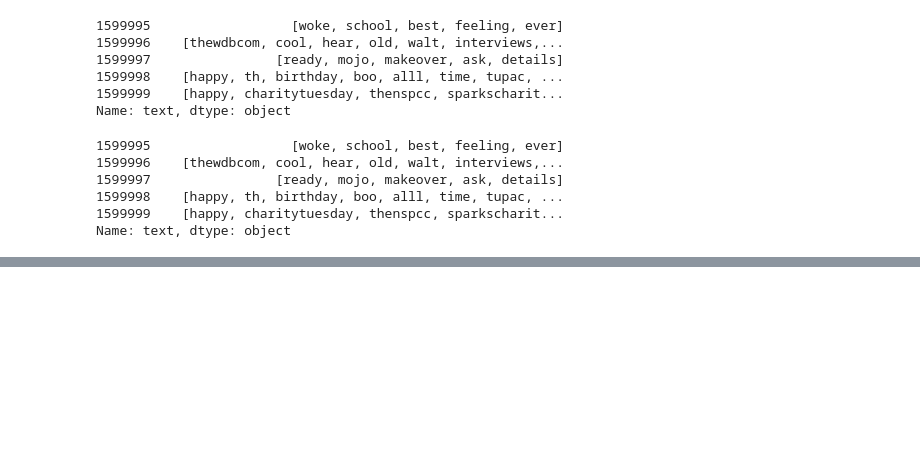
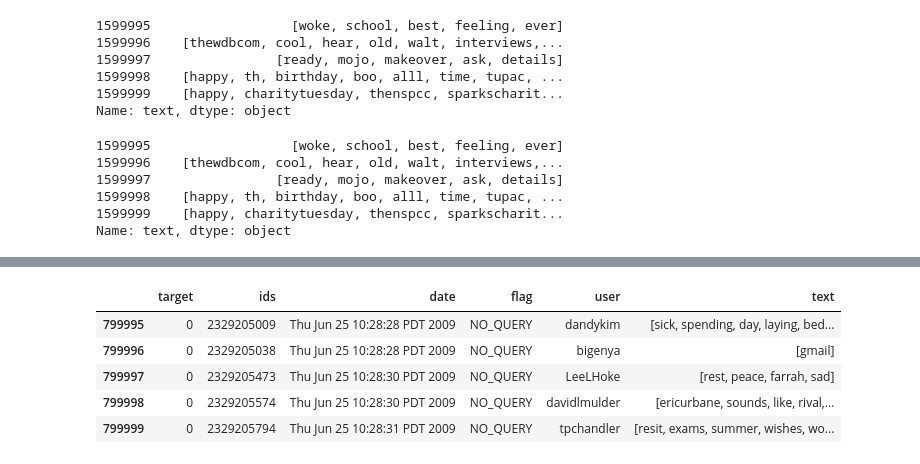
Before and after one commit to thaaoliveira1/Sentiment-Analysis-Twitter-Python, a Jupyter notebook: preprocessing.ipynb, the cells around one changed output, grey strips where cells are left out. Drawn from its saved outputs; the diff is of its cells as text; code cells hidden in the pictures; blank space fills up the shorter version.

```diff
--- a/preprocessing.ipynb
+++ b/preprocessing.ipynb
@@ -304,6 +283,14 @@ MemoryError: Unable to allocate 48.8 MiB for an array with shape (4, 1600000) an
 # %%
 # Separating positive and negative tweets
 
-# data_pos = df[df['target'] == 1]
-# data_neg = df[df['target'] == 0]
-# df = pd.concat([data_pos, data_neg])
+data_pos = df[df['target'] == 4]
+data_neg = df[df['target'] == 0]
+df = pd.concat([data_neg, data_pos])
+data_neg.tail()
+# %% [output]
+|  | target | ids | date | flag | user | text |
+| 799995 | 0 | 2329205009 | Thu Jun 25 10:28:28 PDT 2009 | NO_QUERY | dandykim | [sick, spending, day, laying, bed... |
+| 799996 | 0 | 2329205038 | Thu Jun 25 10:28:28 PDT 2009 | NO_QUERY | bigenya | [gmail] |
+| 799997 | 0 | 2329205473 | Thu Jun 25 10:28:30 PDT 2009 | NO_QUERY | LeeLHoke | [rest, peace, farrah, sad] |
+| 799998 | 0 | 2329205574 | Thu Jun 25 10:28:30 PDT 2009 | NO_QUERY | davidlmulder | [ericurbane, sounds, like, rival,... |
+| 799999 | 0 | 2329205794 | Thu Jun 25 10:28:31 PDT 2009 | NO_QUERY | tpchandler | [resit, exams, summer, wishes, wo... |
```
Also changed, not shown: parts of 10 cells of this notebook.
